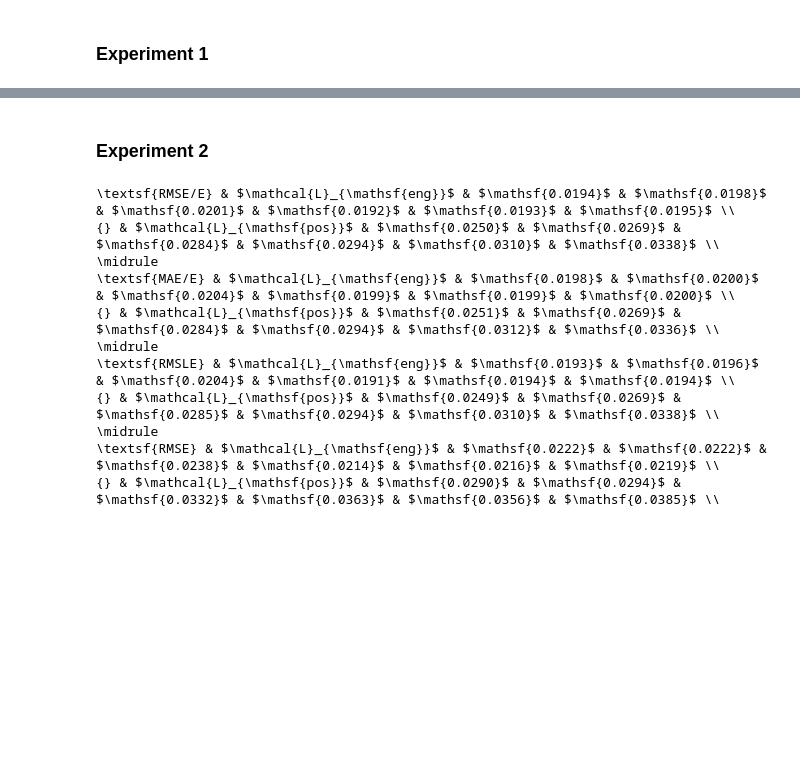
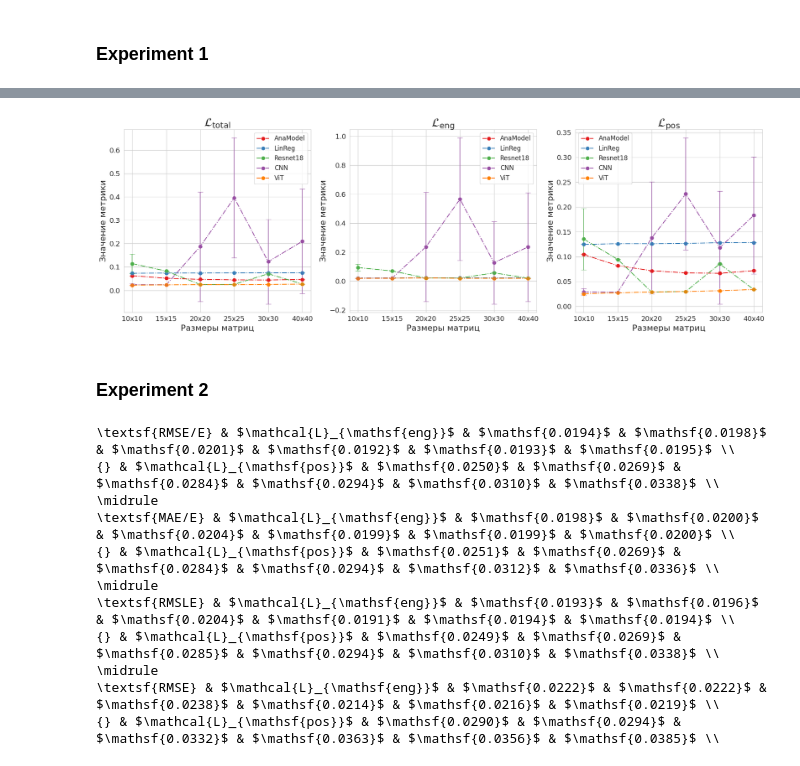
Before and after one commit to dxtvzw/ecal-optimization, a Jupyter notebook: report/data/collect_data.ipynb, the cells around one changed output, grey strips where cells are left out. Cells and saved outputs as stored; diff of their text form; code cells hidden in the pictures; blank space fills up the shorter version.

```diff
--- a/report/data/collect_data.ipynb
+++ b/report/data/collect_data.ipynb
@@ -147,3 +202,63 @@ ast.literal_eval(runs_df.iloc[0]['summary'])['RMSE_E eng']
+# %%
+# Assuming cur_df, models, shapes, and metrics are defined as in your code
+
+# Set Seaborn style
+sns.set_style("whitegrid")
+
+# Define a more sophisticated color palette
+palette = sns.color_palette("Set1", len(models))
+
+# Create figure and axes
+fig, axes = plt.subplots(1, 3, figsize=(18, 6))
+
+for ax, (metric, latex_metric) in zip(axes, metrics.items()):
+    for i, (old_name, name) in enumerate(models.items()):
+        values = {shape: [] for shape in shapes}
+
+        for shape in shapes:
+            tmp = cur_df.loc[cur_df['group'] == f"exp1_{old_name}_{shape}"]['summary']
+            tmp = tmp[tmp.apply(lambda x: metric in x)]
+            values[shape] = tmp.apply(lambda x: x[metric]).tolist()
+
+        sorted_values = sorted(values.items(), key=lambda x: shapes.index(x[0]))
+
+        sorted_shapes, sorted_metrics = zip(*sorted_values)
+
+        # Plot with advanced line styles and error bars
+        sns.lineplot(
+            x=sorted_shapes,
+            y=[np.mean(x) for x in sorted_metrics],
+            ax=ax,
+            color=palette[i],
+            label=name,
+            marker='o',
+            markersize=8,
+            linestyle='-.',
+            linewidth=1.5,
+        )
+
+        # Error bars with transparency
+        ax.errorbar(
+            x=shapes,
+            y=[np.mean(x) for x in sorted_metrics],
+            yerr=[np.std(x) for x in sorted_metrics],
+            fmt='o',
+            color=palette[i],
+            capsize=5,
+            alpha=0.7
+        )
+
+    ax.set_title(latex_metric, fontsize=22)
+    ax.set_xlabel('Размеры матриц', fontsize=16)
+    ax.set_ylabel('Значение метрики', fontsize=16)
+    ax.legend(fontsize=12)
+    ax.tick_params(axis='both', which='major', labelsize=13)
+
+plt.tight_layout()
+plt.savefig('../graphics/models_comp')
+plt.show()
+# %% [output]
+[figure, added]
 # %% [markdown]
 ### Experiment 2
 # %%
```
Also changed, not shown: parts of 14 cells of this notebook, 5 other files.
